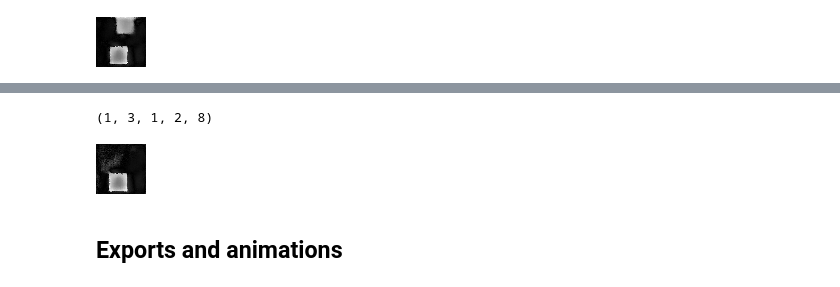
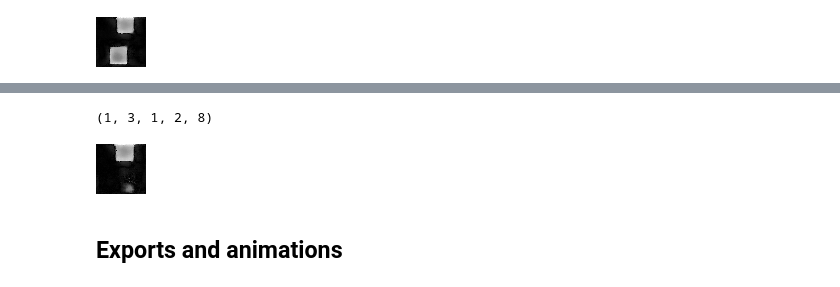
Before and after one commit to danielmewes/ptolemynet, a Jupyter notebook: jupyter/PtolemyNet v6.2 (general instantiation) - BoxWorld 2.ipynb, the cells around one changed output, grey strips where cells are left out. Cells and saved outputs as stored; diff of their text form; code cells hidden in the pictures.

```diff
--- a/jupyter/PtolemyNet v6.2 (general instantiation) - BoxWorld 2.ipynb
+++ b/jupyter/PtolemyNet v6.2 (general instantiation) - BoxWorld 2.ipynb
@@ -1168,7 +1197,7 @@ upstream_state_model_2 = tf.keras.models.Model(inputs=[inp_2], outputs=upstream_
 
 optimizer_2 = tf.keras.optimizers.Adam(
     learning_rate = 0.001,
-    #clipnorm=0.1,
+    clipnorm=0.1,
 )
 optimizer_2 = tf.keras.mixed_precision.LossScaleOptimizer(optimizer_2)
 reconstruction_model_2.compile(
@@ -1210,6 +1239,6 @@ animation_callbacks = [
 ]
 
 tf.config.experimental.reset_memory_stats('GPU:0')
-history = reconstruction_model_2.fit([X_2], Y_2, epochs=64, batch_size=64, callbacks=[tensorboard_callback] + animation_callbacks)
+history = reconstruction_model_2.fit([X_2], Y_2, epochs=128, batch_size=64, callbacks=[tensorboard_callback] + animation_callbacks)
 tf.config.experimental.get_memory_info('GPU:0')
 # %% [output]
@@ -1286,19 +1315,19 @@ norm of diff 0.1530449
 # %%
 us_mod = us.numpy()
 print(us_mod.shape)
-#us_mod[0][0][0][0] = np.zeros((8))
-us_mod[0][0][0][1] = np.zeros((8))
+us_mod[0][0][0][0] = np.zeros((8))
+#us_mod[0][0][0][1] = np.zeros((8))
 
 #us_mod[0][0][0][1][7] = -0.5
 
 #us_mod[0][0] = us_mod[0][0] + 2.0 * (us_mod[0][1] - us_mod[0][0])
 r = l2.reconstruct(us_mod)
 r = l1.reconstruct(r)
 y_2_mod_img = vecs_to_img(r[0][0].numpy())
 tf.keras.utils.array_to_img(y_2_mod_img, scale=False)
 # %% [output]
 (1, 3, 1, 2, 8)
-[figure, old version]
+[figure, new version]
 # %% [markdown]
 ## Exports and animations
 # %%
```
Also changed, not shown: parts of 14 cells of this notebook.
